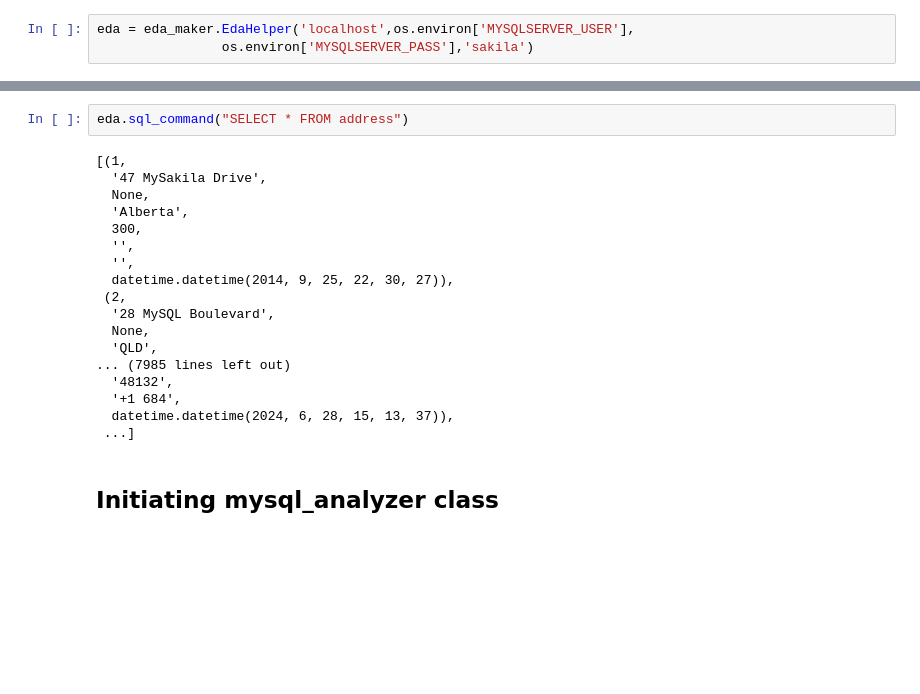
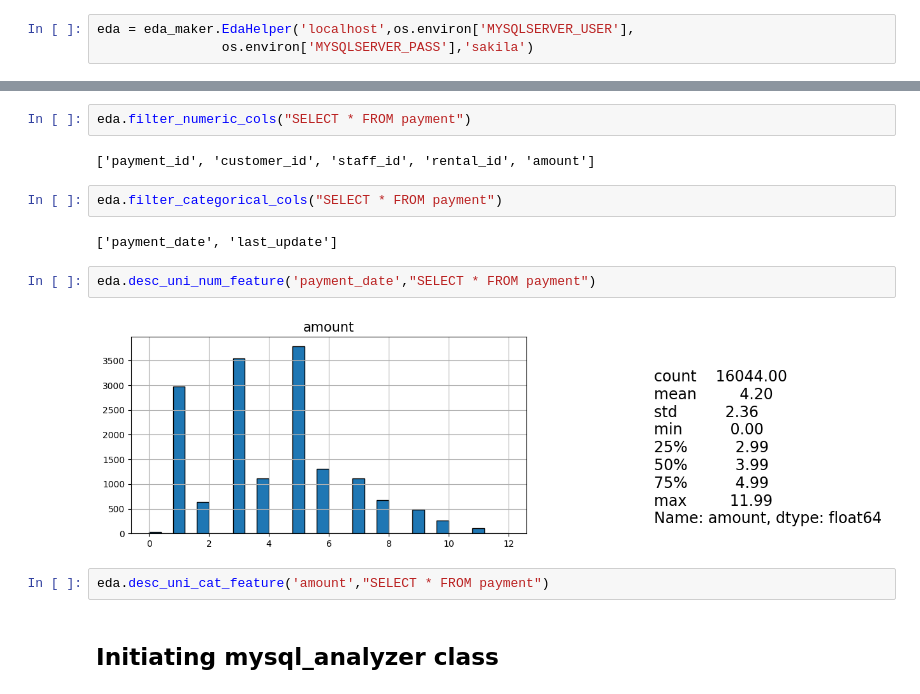
Before and after one commit to Giray18/data_analysis_tool, a Jupyter notebook: src/playground_notebooks/oop_pandas.ipynb, the cells around one changed output, grey strips where cells are left out. Cells and saved outputs as stored; diff of their text form; blank space fills up the shorter version.

```diff
--- a/src/playground_notebooks/oop_pandas.ipynb
+++ b/src/playground_notebooks/oop_pandas.ipynb
@@ -27,23 +47,17 @@ eda = eda_maker.EdaHelper('localhost',os.environ['MYSQLSERVER_USER'],
 # %%
-eda.sql_command("SELECT * FROM address")
+eda.filter_numeric_cols("SELECT * FROM payment")
 # %% [output]
-[(1,
-  '47 MySakila Drive',
-  None,
-  'Alberta',
-  300,
-  '',
-  '',
-  datetime.datetime(2014, 9, 25, 22, 30, 27)),
- (2,
-  '28 MySQL Boulevard',
-  None,
-  'QLD',
-... (7985 lines left out)
-  '48132',
-  '+1 684',
-  datetime.datetime(2024, 6, 28, 15, 13, 37)),
- ...]
+['payment_id', 'customer_id', 'staff_id', 'rental_id', 'amount']
+# %%
+eda.filter_categorical_cols("SELECT * FROM payment")
+# %% [output]
+['payment_date', 'last_update']
+# %%
+eda.desc_uni_num_feature('payment_date',"SELECT * FROM payment")
+# %% [output]
+[figure, added]
+# %%
+eda.desc_uni_cat_feature('amount',"SELECT * FROM payment")
 # %% [markdown]
 ## Initiating mysql_analyzer class
 # %%
```
Also changed, not shown: parts of 1 cell of this notebook, 3 other files.
